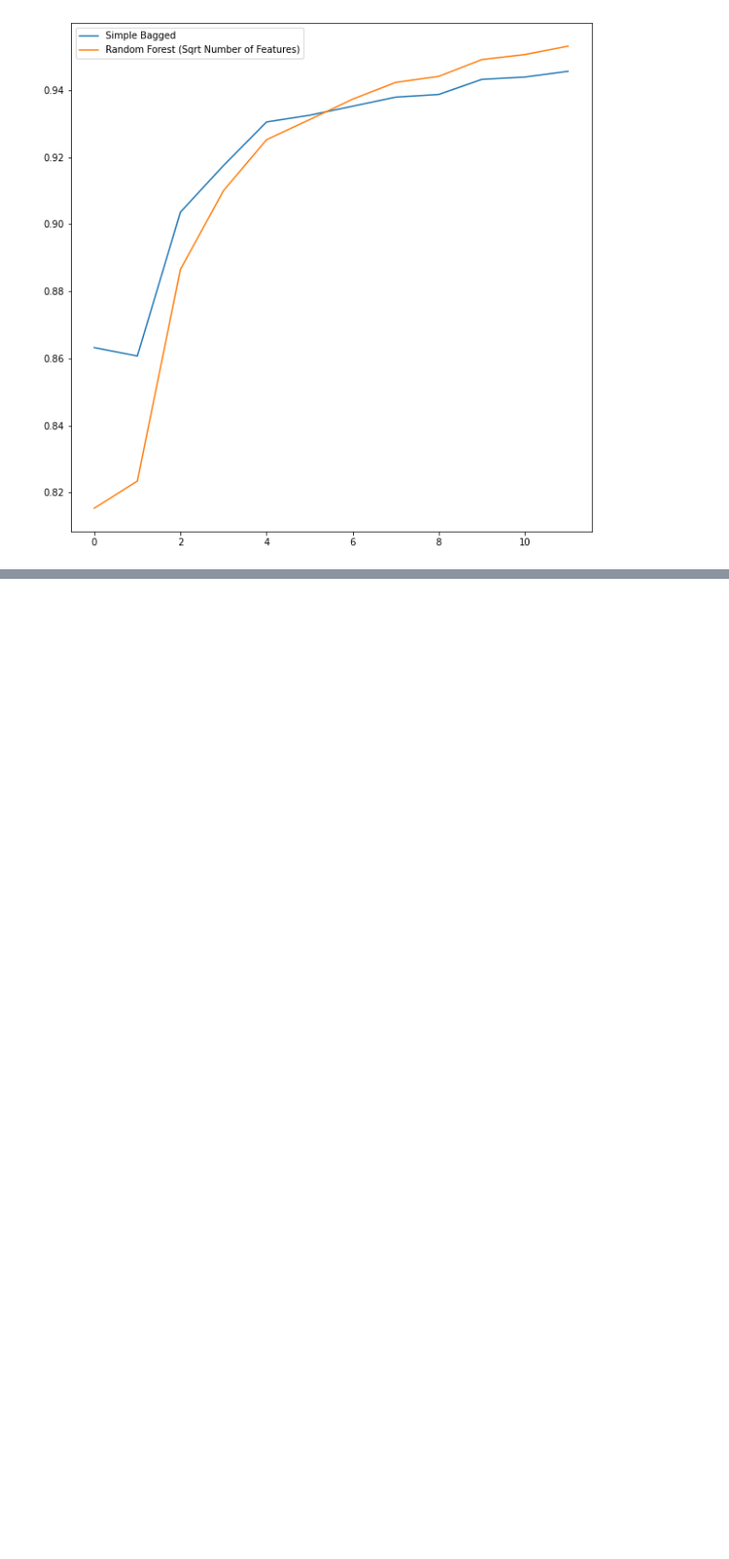
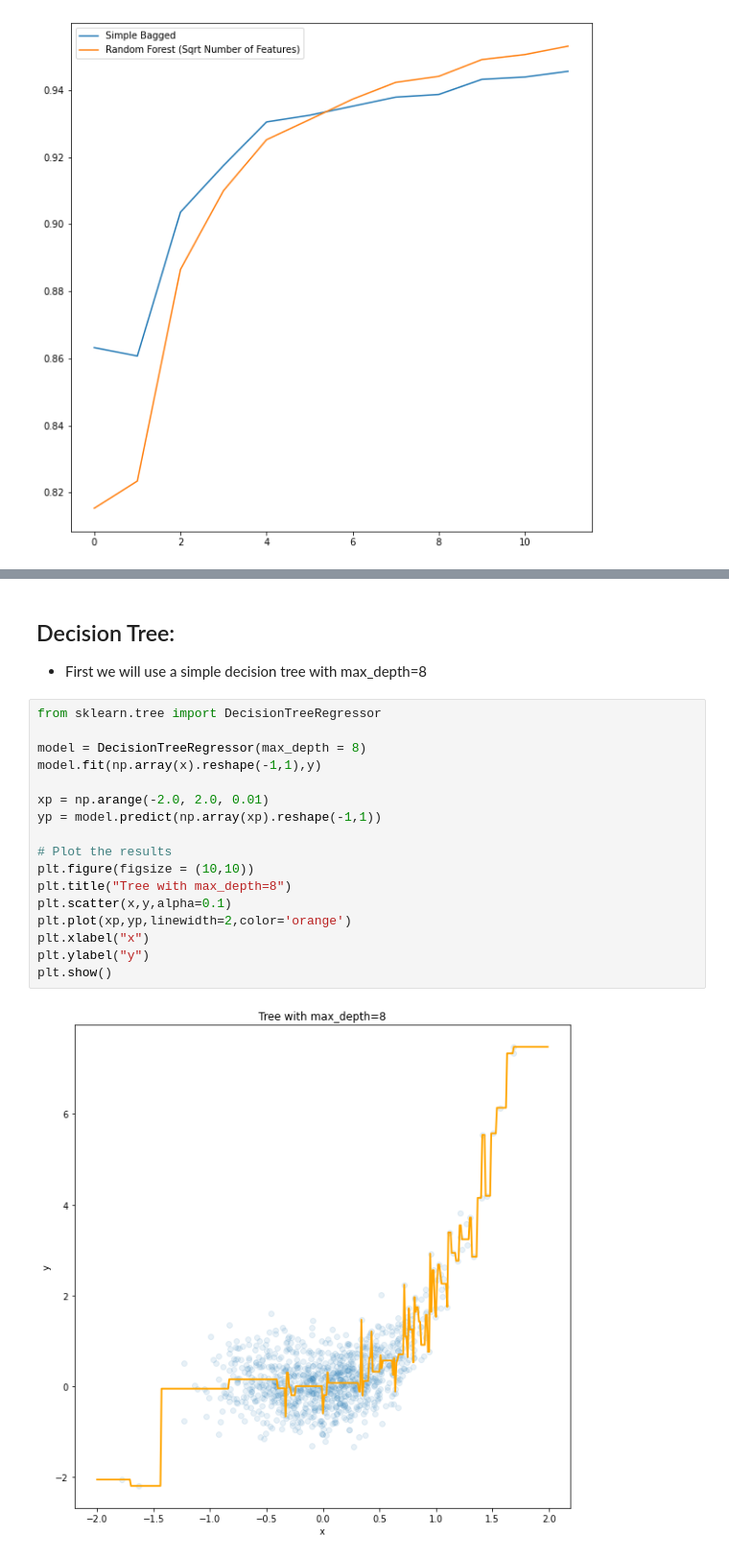
Before and after one commit to loksundar/WowLabZ, a Jupyter notebook: MLday3.ipynb, the cells around one changed output, grey strips where cells are left out. Shown at 96% size. Drawn from its saved outputs; the diff is of its cells as text; blank space fills up the shorter version.

```diff
--- a/MLday3.ipynb
+++ b/MLday3.ipynb
@@ -198,0 +222,23 @@ plt.show()
+# %% [markdown]
+## Decision Tree:
+
+* First we will use a simple decision tree with max_depth=8
+# %%
+from sklearn.tree import DecisionTreeRegressor
+
+model = DecisionTreeRegressor(max_depth = 8)
+model.fit(np.array(x).reshape(-1,1),y)
+
+xp = np.arange(-2.0, 2.0, 0.01)
+yp = model.predict(np.array(xp).reshape(-1,1))
+
+# Plot the results
+plt.figure(figsize = (10,10))
+plt.title("Tree with max_depth=8")
+plt.scatter(x,y,alpha=0.1)
+plt.plot(xp,yp,linewidth=2,color='orange')
+plt.xlabel("x")
+plt.ylabel("y")
+plt.show()
+# %% [output]
+[figure, added]
```
Also changed, not shown: parts of 11 cells of this notebook.
